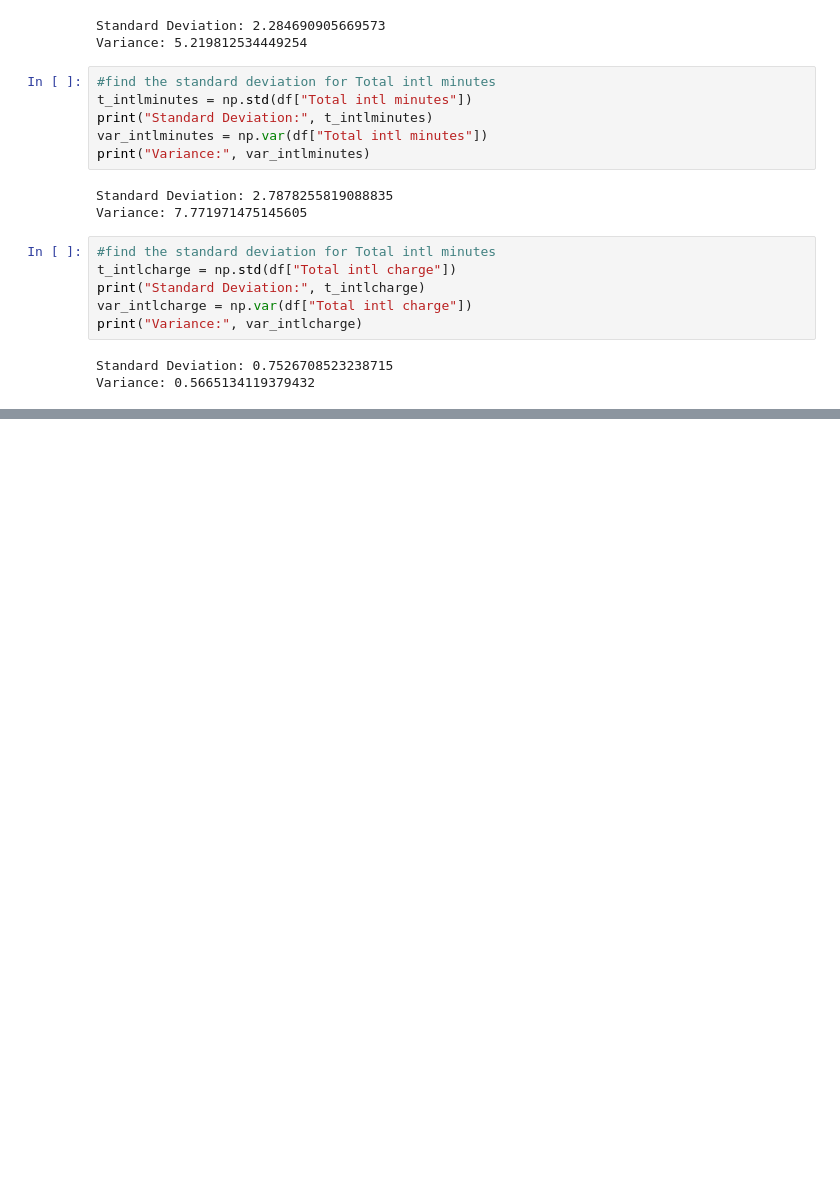
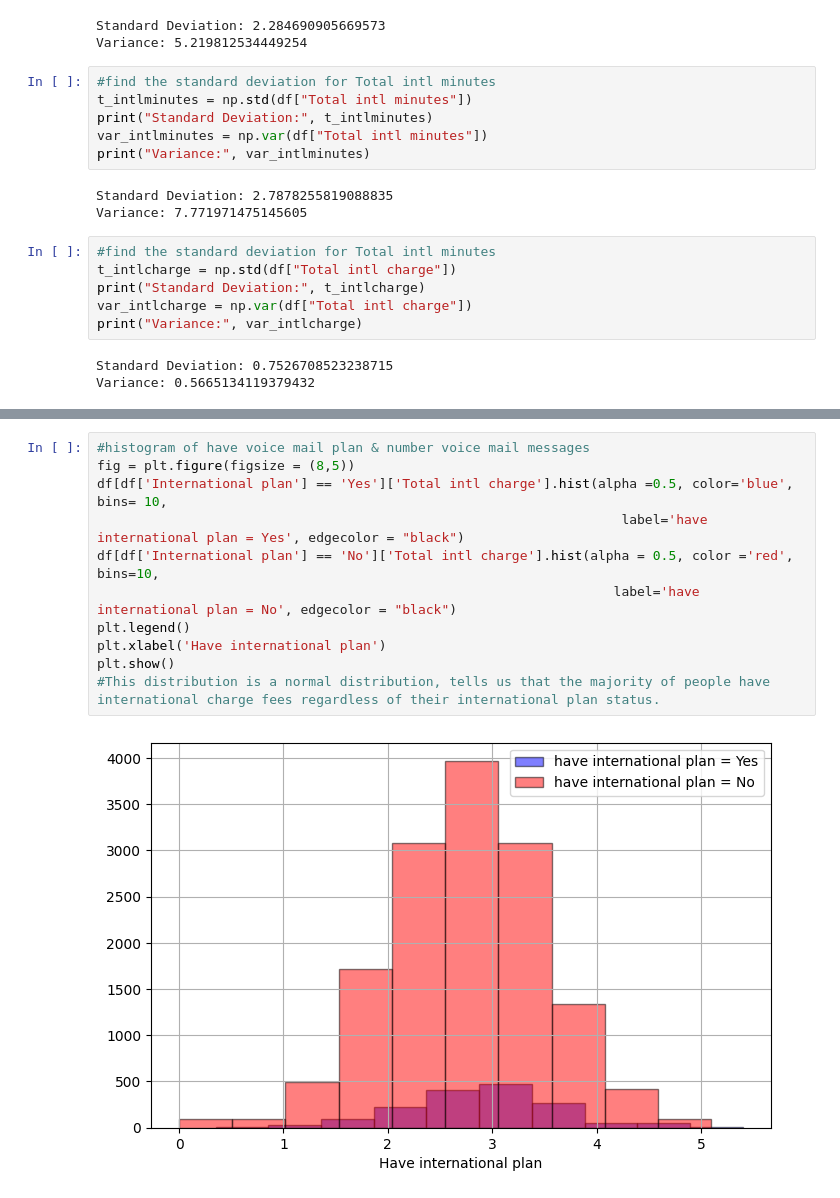
Before and after one commit to SamuelIVX/TelecomPredictionMLModel, a Jupyter notebook: TelecomMLModel.ipynb, the cells around one changed output, grey strips where cells are left out. Saved outputs shown, nothing was run; the diff lists cells and outputs as text; blank space fills up the shorter version.

```diff
--- a/TelecomMLModel.ipynb
+++ b/TelecomMLModel.ipynb
@@ -107,0 +148,13 @@ Variance: 0.5665134119379432
+# %%
+#histogram of have voice mail plan & number voice mail messages
+fig = plt.figure(figsize = (8,5))
+df[df['International plan'] == 'Yes']['Total intl charge'].hist(alpha =0.5, color='blue', bins= 10,
+                                                                   label='have international plan = Yes', edgecolor = "black")
+df[df['International plan'] == 'No']['Total intl charge'].hist(alpha = 0.5, color ='red', bins=10,
+                                                                  label='have international plan = No', edgecolor = "black")
+plt.legend()
+plt.xlabel('Have international plan')
+plt.show()
+#This distribution is a normal distribution, tells us that the majority of people have international charge fees regardless of their international plan status.
+# %% [output]
+[figure, added]
```
Also changed, not shown: parts of 8 cells of this notebook.
